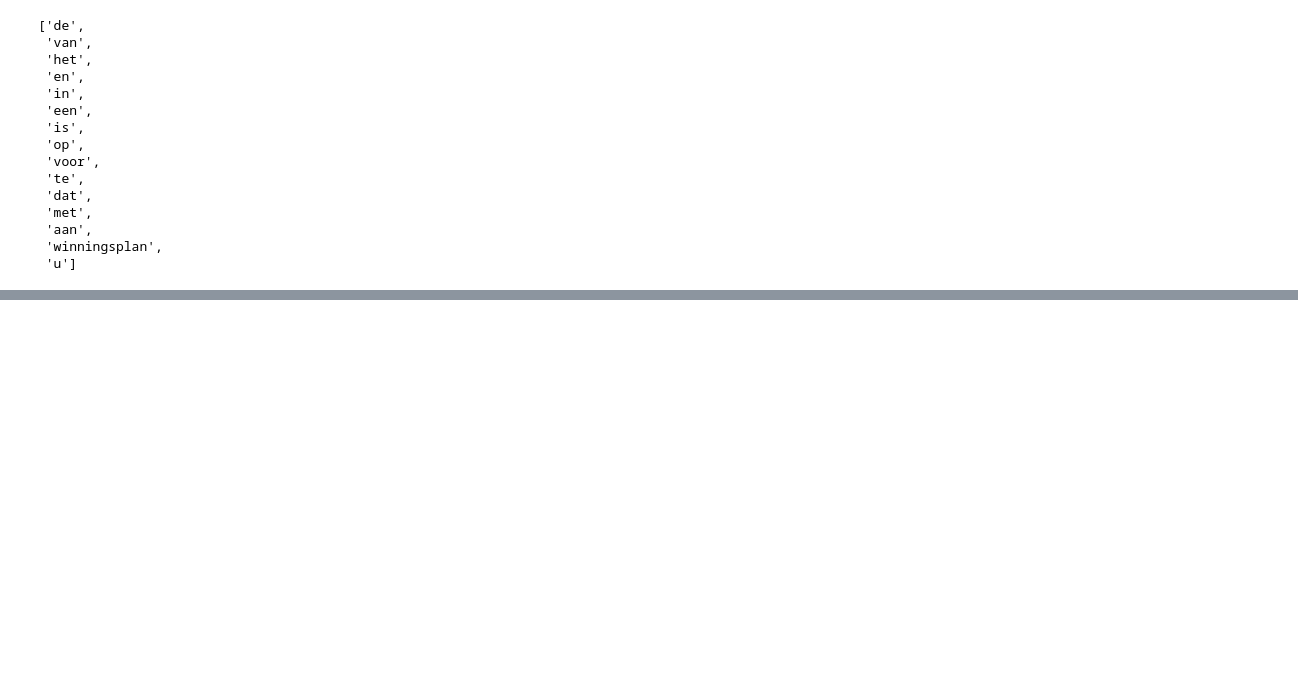
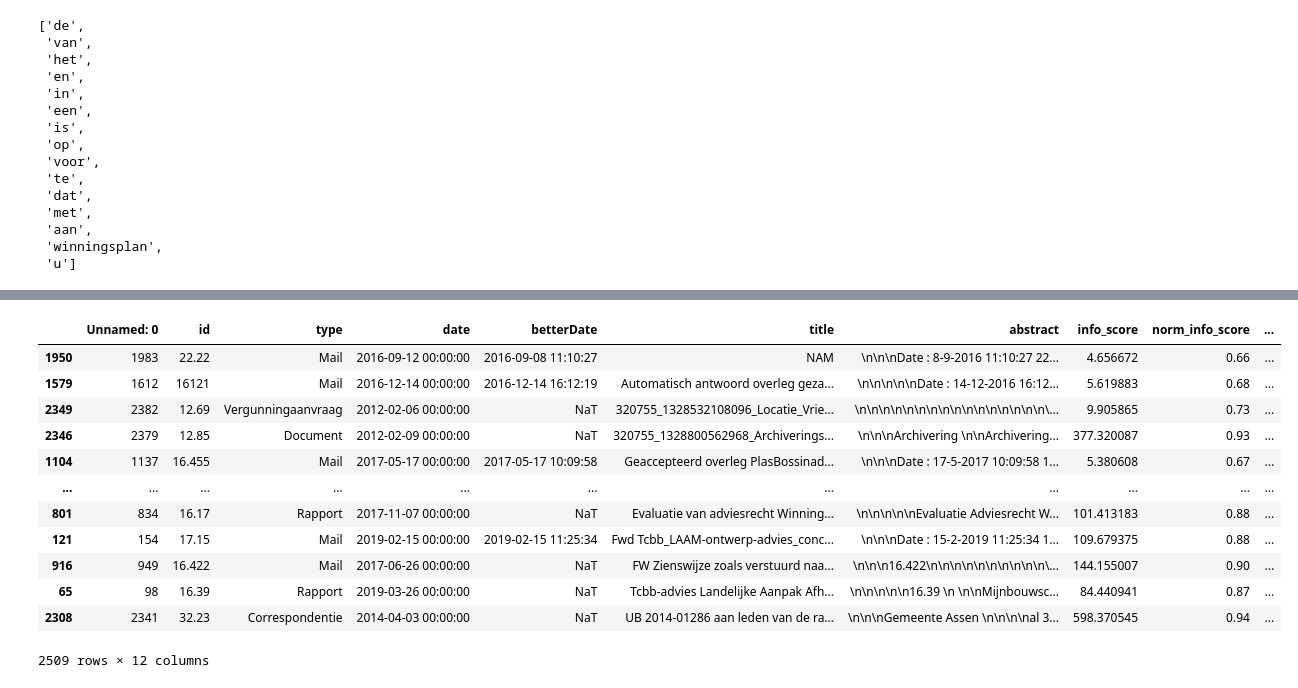
Before and after one commit to asreview-ftm-hackathon/Visualization_7_ContextKenner, a Jupyter notebook: Informatie-score.ipynb, the cells around one changed output, grey strips where cells are left out. Cells and saved outputs as stored; diff of their text form; code cells hidden in the pictures; blank space fills up the shorter version.

```diff
--- a/Informatie-score.ipynb
+++ b/Informatie-score.ipynb
@@ -169,0 +290,43 @@ Tot nu toe hebben we de informatiedichtheid van artikelen bepaald. In dit stuk g
+# %%
+def relevance_to_words_func(search_words):
+    def calculate_relevance(content):
+        words = str(content).replace('\t', '    ').replace('\n', ' ').replace('\r', ' ').lower().split(' ')
+        total = 0
+
+        words = Counter(words)
+
+        for word in words:
+            if word not in search_words:
+                continue
+
+            rarity     = CLASSIFIED_WORDS[word]
+            appearance = words[word]
+
+            total += appearance * appearance / rarity
+
+        return total
+    return calculate_relevance
+
+def calculate_relevance(df, words):
+    return df['title'].apply(relevance_to_words_func(words)) + df['abstract'].apply(relevance_to_words_func(words))
+# %%
+SEARCH_TERMS = ['de', 'het', 'een', 'u', '??.pdf']
+
+preprocessed_data['relative_relevance'] = calculate_relevance(preprocessed_data, SEARCH_TERMS)
+preprocessed_data.sort_values(
+    by='relative_relevance'
+)
+# %% [output]
+|  | Unnamed: 0 | id | type | date | betterDate | title | abstract | info_score | norm_info_score | ... |
+| 1950 | 1983 | 22.22 | Mail | 2016-09-12 00:00:00 | 2016-09-08 11:10:27 | NAM | \n\n\nDate : 8-9-2016 11:10:27 22... | 4.656672 | 0.66 | ... |
+| 1579 | 1612 | 16121 | Mail | 2016-12-14 00:00:00 | 2016-12-14 16:12:19 | Automatisch antwoord overleg geza... | \n\n\n\n\nDate : 14-12-2016 16:12... | 5.619883 | 0.68 | ... |
+| 2349 | 2382 | 12.69 | Vergunningaanvraag | 2012-02-06 00:00:00 | NaT | 320755_1328532108096_Locatie_Vrie... | \n\n\n\n\n\n\n\n\n\n\n\n\n\n\n\n\... | 9.905865 | 0.73 | ... |
+| 2346 | 2379 | 12.85 | Document | 2012-02-09 00:00:00 | NaT | 320755_1328800562968_Archiverings... | \n\n\nArchivering \n\nArchivering... | 377.320087 | 0.93 | ... |
+| 1104 | 1137 | 16.455 | Mail | 2017-05-17 00:00:00 | 2017-05-17 10:09:58 | Geaccepteerd overleg PlasBossinad... | \n\n\nDate : 17-5-2017 10:09:58 1... | 5.380608 | 0.67 | ... |
+| ... | ... | ... | ... | ... | ... | ... | ... | ... | ... | ... |
+| 801 | 834 | 16.17 | Rapport | 2017-11-07 00:00:00 | NaT | Evaluatie van adviesrecht Winning... | \n\n\n\n\nEvaluatie Adviesrecht W... | 101.413183 | 0.88 | ... |
+| 121 | 154 | 17.15 | Mail | 2019-02-15 00:00:00 | 2019-02-15 11:25:34 | Fwd Tcbb_LAAM-ontwerp-advies_conc... | \n\n\nDate : 15-2-2019 11:25:34 1... | 109.679375 | 0.88 | ... |
+| 916 | 949 | 16.422 | Mail | 2017-06-26 00:00:00 | NaT | FW Zienswijze zoals verstuurd naa... | \n\n\n16.422\n\n\n\n\n\n\n\n\n\n\... | 144.155007 | 0.90 | ... |
+| 65 | 98 | 16.39 | Rapport | 2019-03-26 00:00:00 | NaT | Tcbb-advies Landelijke Aanpak Afh... | \n\n\n\n\n16.39 \n \n\nMijnbouwsc... | 84.440941 | 0.87 | ... |
+| 2308 | 2341 | 32.23 | Correspondentie | 2014-04-03 00:00:00 | NaT | UB 2014-01286 aan leden van de ra... | \n\n\nGemeente Assen \n\n\n\nal 3... | 598.370545 | 0.94 | ... |
+2509 rows × 12 columns
```
Also changed, not shown: parts of 24 cells of this notebook.
